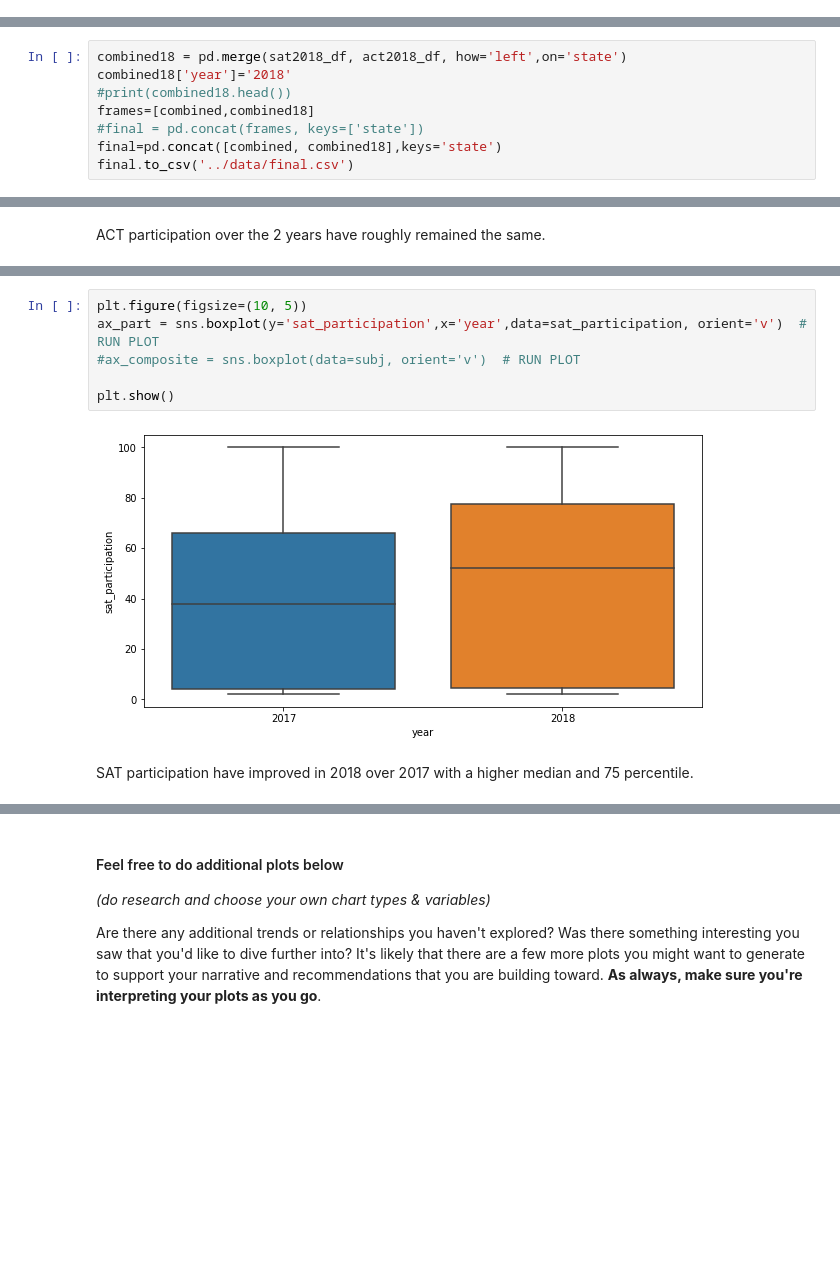
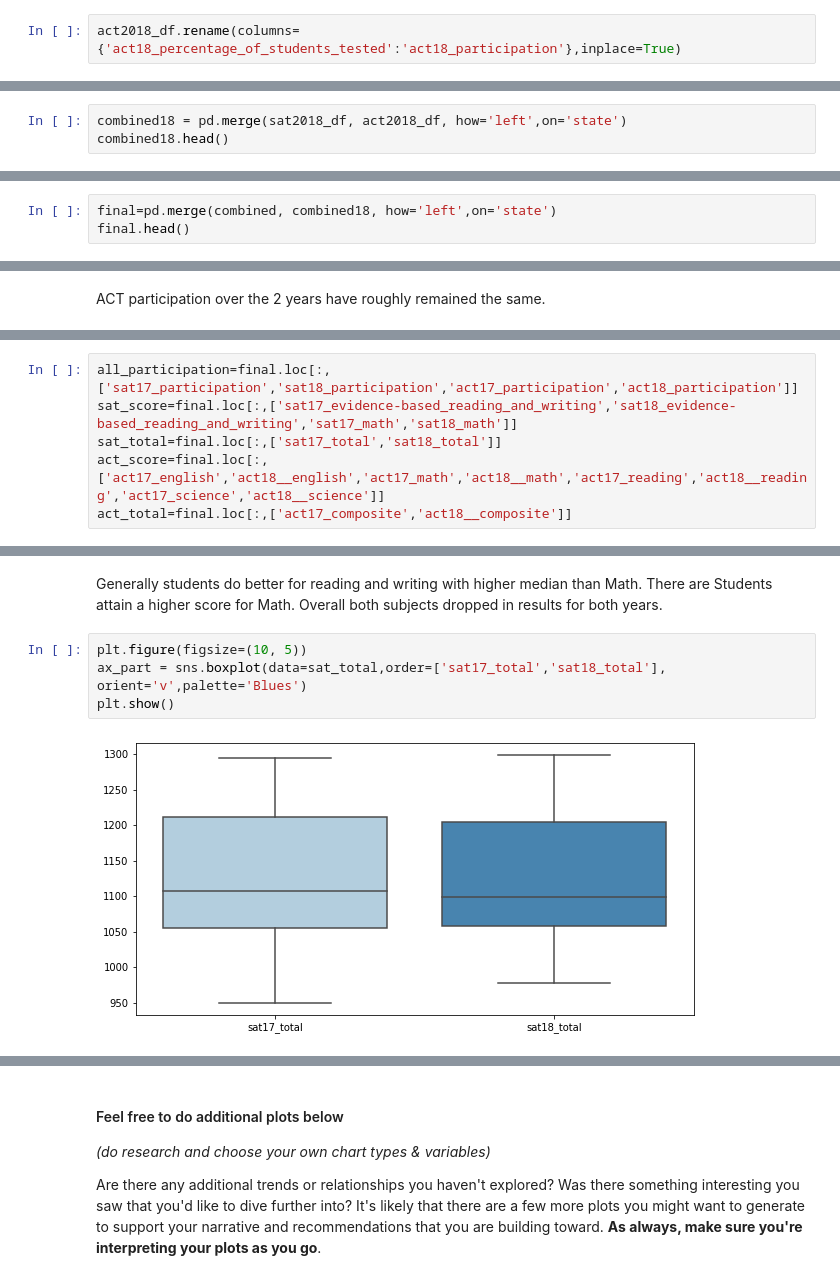
Before and after one commit to liJiansheng/DSI12Projects, a Jupyter notebook: project_1/code/project1_js.ipynb, the cells around one changed output, grey strips where cells are left out. Cells and saved outputs as stored; diff of their text form; blank space fills up the shorter version.

```diff
--- a/project_1/code/project1_js.ipynb
+++ b/project_1/code/project1_js.ipynb
@@ -424,3 +526,5 @@ sat2018_df.head()
+# %%
+act2018_df.rename(columns={'act18_percentage_of_students_tested':'act18_participation'},inplace=True)
 # %%
 act2018_df.head()
 # %% [output]
@@ -439,10 +543,5 @@ Save the contents of this merged dataframe as `final.csv`.
 **Use this combined dataframe for the remainder of the project**.
 # %%
 combined18 = pd.merge(sat2018_df, act2018_df, how='left',on='state')
-combined18['year']='2018'
-#print(combined18.head())
-frames=[combined,combined18]
-#final = pd.concat(frames, keys=['state'])
-final=pd.concat([combined, combined18],keys='state')
-final.to_csv('../data/final.csv')
+combined18.head()
 # %% [output]
@@ -453,0 +554,3 @@ To retain the current behavior and silence the warning, pass 'sort=True'.
+# %%
+final=pd.merge(combined, combined18, how='left',on='state')
+final.head()
@@ -841,0 +1029,6 @@ sat_participation.head()
+# %%
+all_participation=final.loc[:,['sat17_participation','sat18_participation','act17_participation','act18_participation']]
+sat_score=final.loc[:,['sat17_evidence-based_reading_and_writing','sat18_evidence-based_reading_and_writing','sat17_math','sat18_math']]
+sat_total=final.loc[:,['sat17_total','sat18_total']]
+act_score=final.loc[:,['act17_english','act18__english','act17_math','act18__math','act17_reading','act18__reading','act17_science','act18__science']]
+act_total=final.loc[:,['act17_composite','act18__composite']]
@@ -842,10 +1049,8 @@ sat_participation.head()
+# %% [markdown]
+Generally students do better for reading and writing with higher median than Math. There are Students attain a higher score for Math. Overall both subjects dropped in results for both years.
 # %%
 plt.figure(figsize=(10, 5))
-ax_part = sns.boxplot(y='sat_participation',x='year',data=sat_participation, orient='v')  # RUN PLOT
-#ax_composite = sns.boxplot(data=subj, orient='v')  # RUN PLOT
-
+ax_part = sns.boxplot(data=sat_total,order=['sat17_total','sat18_total'], orient='v',palette='Blues')
 plt.show()
 # %% [output]
-[figure, old version]
+[figure, new version]
-# %% [markdown]
-SAT participation have improved in 2018 over 2017 with a higher median and 75 percentile.
```
Also changed, not shown: parts of 193 cells of this notebook, 9 other files.
